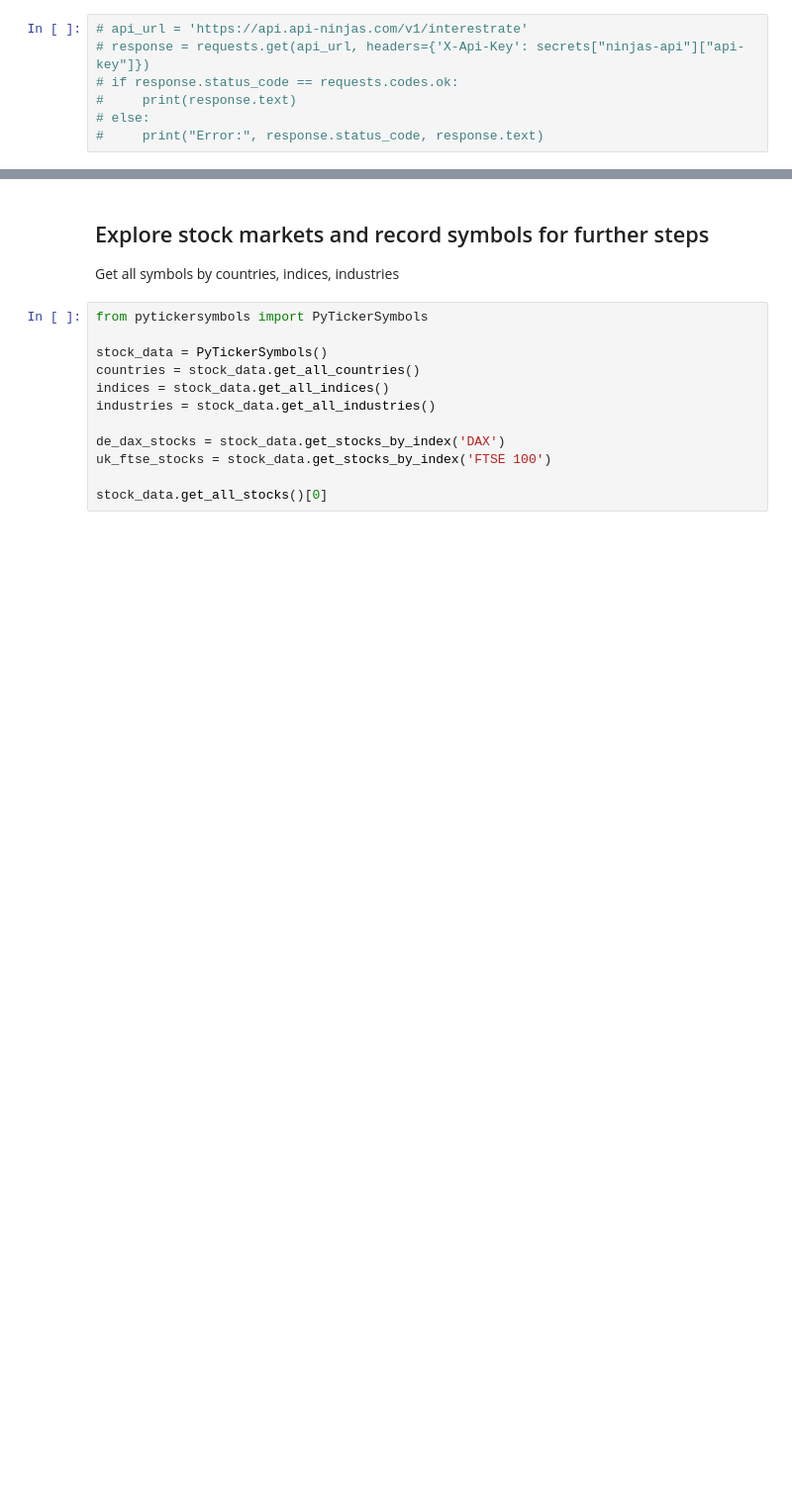
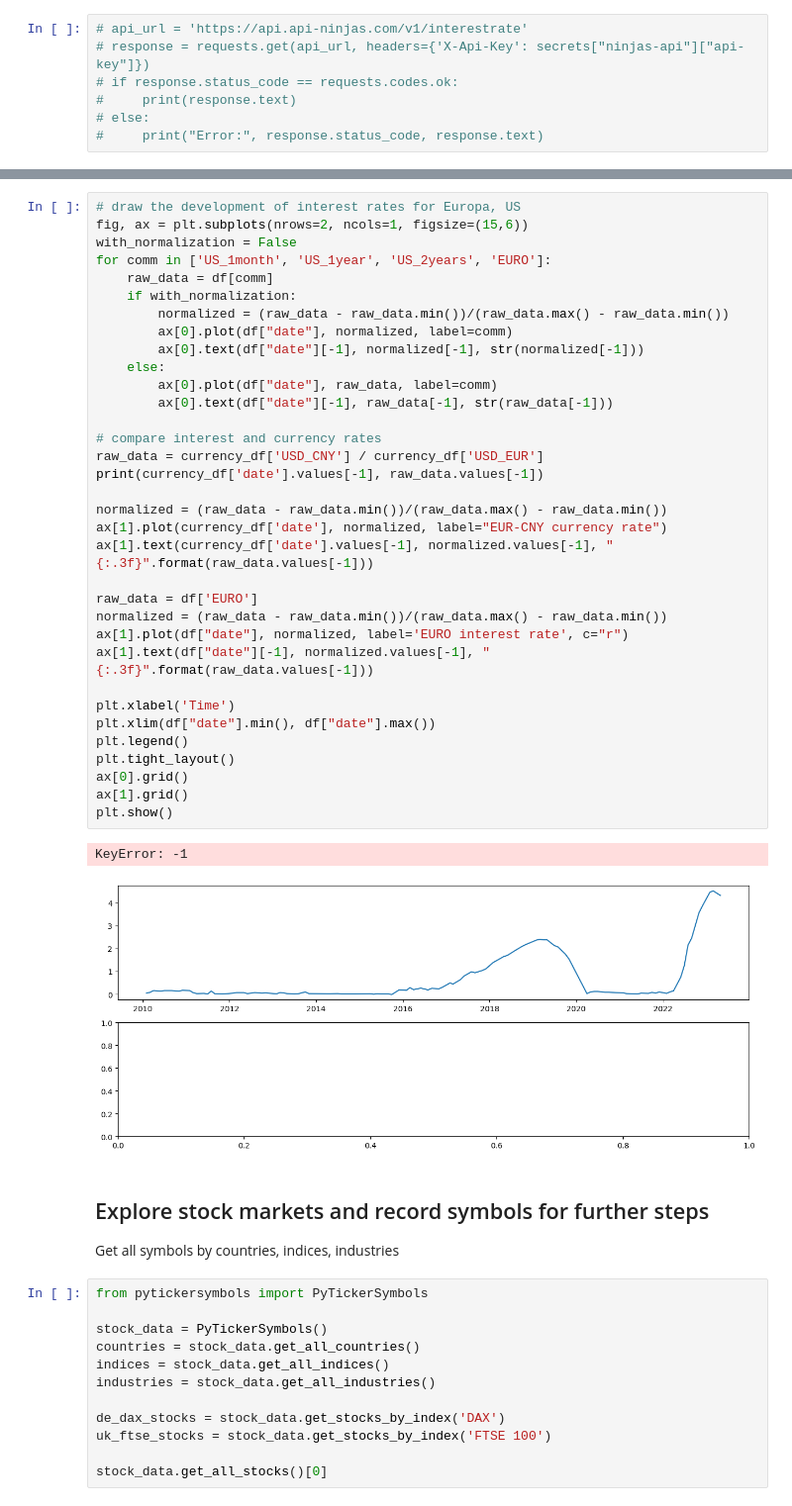
Before and after one commit to yangtx2009/finance, a Jupyter notebook: international_stock_market_visualization.ipynb, the cells around one changed output, grey strips where cells are left out. Shown: that part at 99% size. Saved outputs shown, nothing was run; the diff lists cells and outputs as text; blank space fills up the shorter version.

```diff
--- a/international_stock_market_visualization.ipynb
+++ b/international_stock_market_visualization.ipynb
@@ -271,3 +329,40 @@ date
+# %%
+# draw the development of interest rates for Europa, US
+fig, ax = plt.subplots(nrows=2, ncols=1, figsize=(15,6))
+with_normalization = False
+for comm in ['US_1month', 'US_1year', 'US_2years', 'EURO']:
+    raw_data = df[comm]
+    if with_normalization:
+        normalized = (raw_data - raw_data.min())/(raw_data.max() - raw_data.min())
+        ax[0].plot(df["date"], normalized, label=comm)
+        ax[0].text(df["date"][-1], normalized[-1], str(normalized[-1]))
+    else:
+        ax[0].plot(df["date"], raw_data, label=comm)
+        ax[0].text(df["date"][-1], raw_data[-1], str(raw_data[-1]))
+
+# compare interest and currency rates
+raw_data = currency_df['USD_CNY'] / currency_df['USD_EUR']
+print(currency_df['date'].values[-1], raw_data.values[-1])
+
+normalized = (raw_data - raw_data.min())/(raw_data.max() - raw_data.min())
+ax[1].plot(currency_df['date'], normalized, label="EUR-CNY currency rate")
+ax[1].text(currency_df['date'].values[-1], normalized.values[-1], "{:.3f}".format(raw_data.values[-1]))
+
+raw_data = df['EURO']
+normalized = (raw_data - raw_data.min())/(raw_data.max() - raw_data.min())
+ax[1].plot(df["date"], normalized, label='EURO interest rate', c="r")
+ax[1].text(df["date"][-1], normalized.values[-1], "{:.3f}".format(raw_data.values[-1]))
+
+plt.xlabel('Time')
+plt.xlim(df["date"].min(), df["date"].max())
+plt.legend()
+plt.tight_layout()
+ax[0].grid()
+ax[1].grid()
+plt.show()
+# %% [output]
+KeyError: -1
+[figure, added]
 # %% [markdown]
 ## Explore stock markets and record symbols for further steps
 Get all symbols by countries, indices, industries
```
Also changed, not shown: parts of 14 cells of this notebook.
